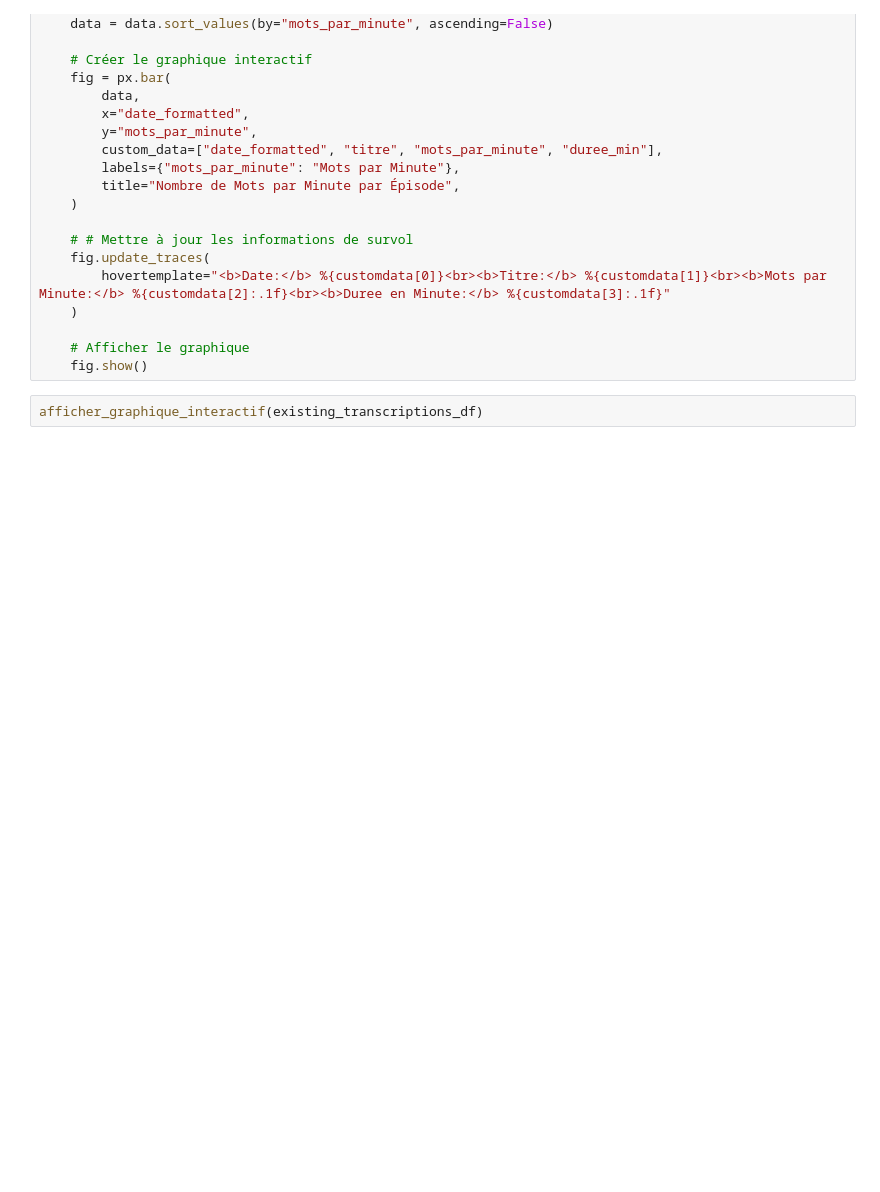
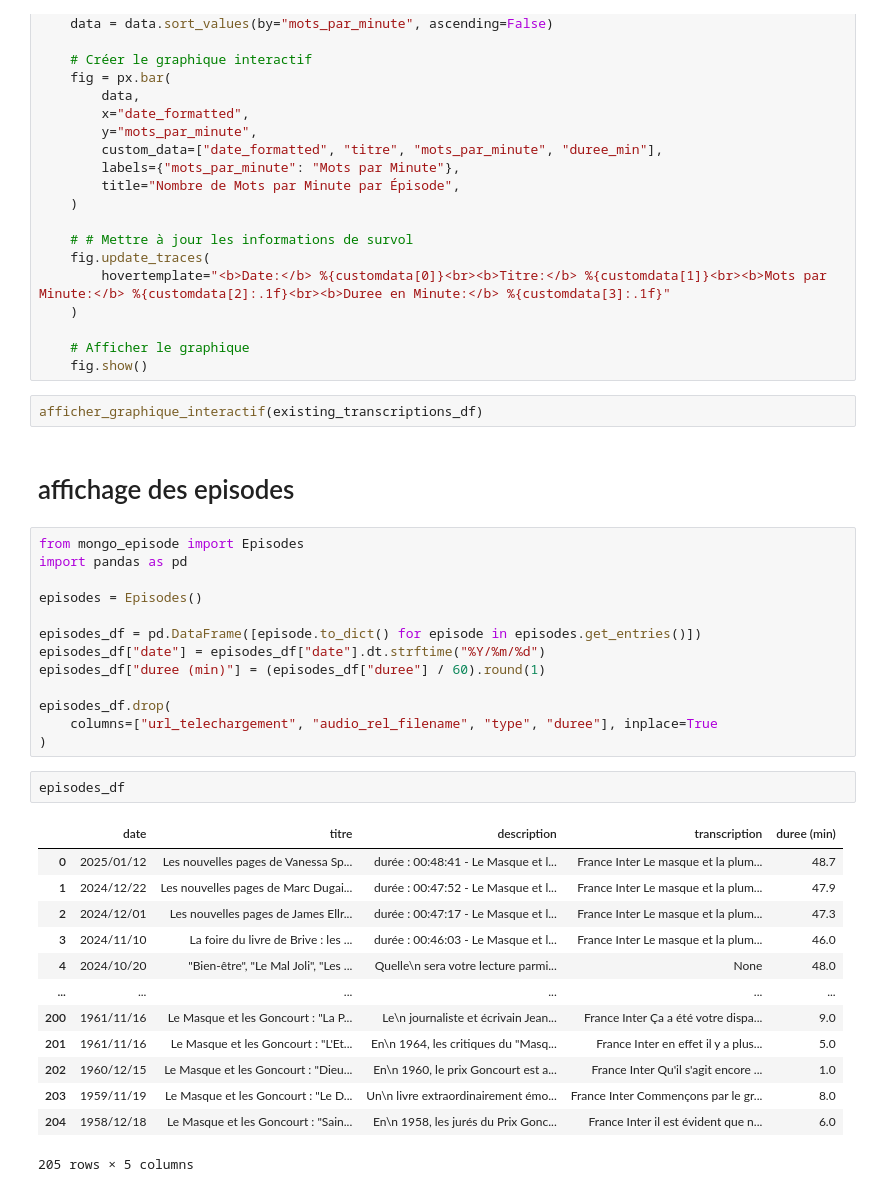
Before and after one commit to castorfou/lmelp, a Jupyter notebook: nbs/30 eda sur transcriptions.ipynb, the cells around one changed output. Drawn from its saved outputs; the diff is of its cells as text; blank space fills up the shorter version.

Commit message:
affichage episodes

```diff
--- a/nbs/30 eda sur transcriptions.ipynb
+++ b/nbs/30 eda sur transcriptions.ipynb
@@ -84,3 +84,34 @@ def afficher_graphique_interactif(data):
     fig.show()
 # %%
 afficher_graphique_interactif(existing_transcriptions_df)
+# %% [markdown]
+# affichage des episodes
+# %%
+from mongo_episode import Episodes
+import pandas as pd
+
+episodes = Episodes()
+
+episodes_df = pd.DataFrame([episode.to_dict() for episode in episodes.get_entries()])
+episodes_df["date"] = episodes_df["date"].dt.strftime("%Y/%m/%d")
+episodes_df["duree (min)"] = (episodes_df["duree"] / 60).round(1)
+
+episodes_df.drop(
+    columns=["url_telechargement", "audio_rel_filename", "type", "duree"], inplace=True
+)
+# %%
+episodes_df
+# %% [output]
+|  | date | titre | description | transcription | duree (min) |
+| 0 | 2025/01/12 | Les nouvelles pages de Vanessa Sp... | durée : 00:48:41 - Le Masque et l... | France Inter Le masque et la plum... | 48.7 |
+| 1 | 2024/12/22 | Les nouvelles pages de Marc Dugai... | durée : 00:47:52 - Le Masque et l... | France Inter Le masque et la plum... | 47.9 |
+| 2 | 2024/12/01 | Les nouvelles pages de James Ellr... | durée : 00:47:17 - Le Masque et l... | France Inter Le masque et la plum... | 47.3 |
+| 3 | 2024/11/10 | La foire du livre de Brive : les ... | durée : 00:46:03 - Le Masque et l... | France Inter Le masque et la plum... | 46.0 |
+| 4 | 2024/10/20 | "Bien-être", "Le Mal Joli", "Les ... | Quelle\n sera votre lecture parmi... | None | 48.0 |
+| ... | ... | ... | ... | ... | ... |
+| 200 | 1961/11/16 | Le Masque et les Goncourt : "La P... | Le\n journaliste et écrivain Jean... | France Inter Ça a été votre dispa... | 9.0 |
+| 201 | 1961/11/16 | Le Masque et les Goncourt : "L'Et... | En\n 1964, les critiques du "Masq... | France Inter en effet il y a plus... | 5.0 |
+| 202 | 1960/12/15 | Le Masque et les Goncourt : "Dieu... | En\n 1960, le prix Goncourt est a... | France Inter Qu'il s'agit encore ... | 1.0 |
+| 203 | 1959/11/19 | Le Masque et les Goncourt : "Le D... | Un\n livre extraordinairement émo... | France Inter Commençons par le gr... | 8.0 |
+| 204 | 1958/12/18 | Le Masque et les Goncourt : "Sain... | En\n 1958, les jurés du Prix Gonc... | France Inter il est évident que n... | 6.0 |
+205 rows × 5 columns
```
Also changed, not shown: 1 other file.
